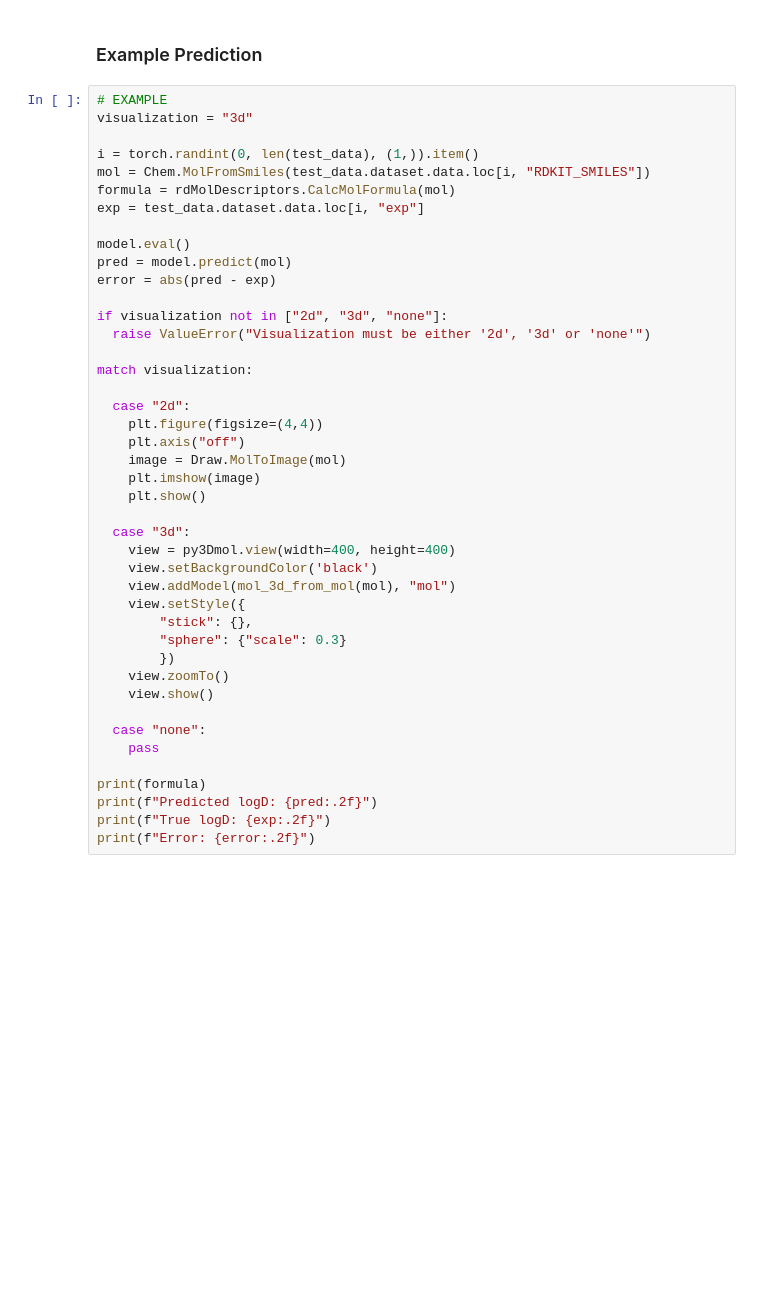
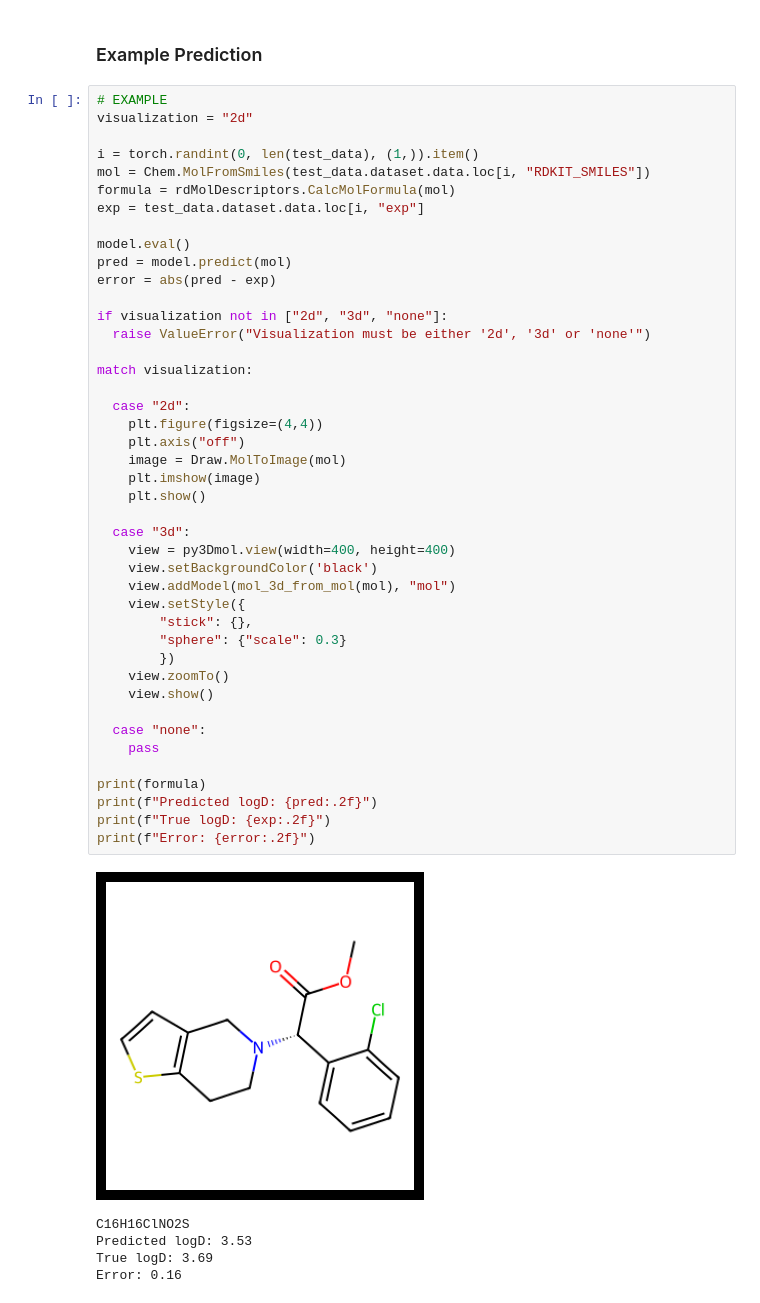
Before and after one commit to Pentaphone/nn_tests, a Jupyter notebook: nn_test2/hyperparam_optim.ipynb, the cells around one changed output. Drawn from its saved outputs; the diff is of its cells as text; blank space fills up the shorter version.

```diff
--- a/nn_test2/hyperparam_optim.ipynb
+++ b/nn_test2/hyperparam_optim.ipynb
@@ -437,7 +455,7 @@ NameError: name 'GraphNeuralNetwork' is not defined
 ### Example Prediction
 # %%
 # EXAMPLE
-visualization = "3d"
+visualization = "2d"
 
 i = torch.randint(0, len(test_data), (1,)).item()
 mol = Chem.MolFromSmiles(test_data.dataset.data.loc[i, "RDKIT_SMILES"])
@@ -451,30 +469,36 @@ error = abs(pred - exp)
 if visualization not in ["2d", "3d", "none"]:
   raise ValueError("Visualization must be either '2d', '3d' or 'none'")
 
 match visualization:
 
   case "2d":
     plt.figure(figsize=(4,4))
     plt.axis("off")
     image = Draw.MolToImage(mol)
     plt.imshow(image)
     plt.show()
 
   case "3d":
     view = py3Dmol.view(width=400, height=400)
     view.setBackgroundColor('black')
     view.addModel(mol_3d_from_mol(mol), "mol")
     view.setStyle({
         "stick": {},
         "sphere": {"scale": 0.3}
         })
     view.zoomTo()
     view.show()
 
   case "none":
     pass
 
 print(formula)
 print(f"Predicted logD: {pred:.2f}")
 print(f"True logD: {exp:.2f}")
 print(f"Error: {error:.2f}")
+# %% [output]
+[figure, added]
+C16H16ClNO2S
+Predicted logD: 3.53
+True logD: 3.69
+Error: 0.16
```
Also changed, not shown: parts of 2 cells of this notebook.
